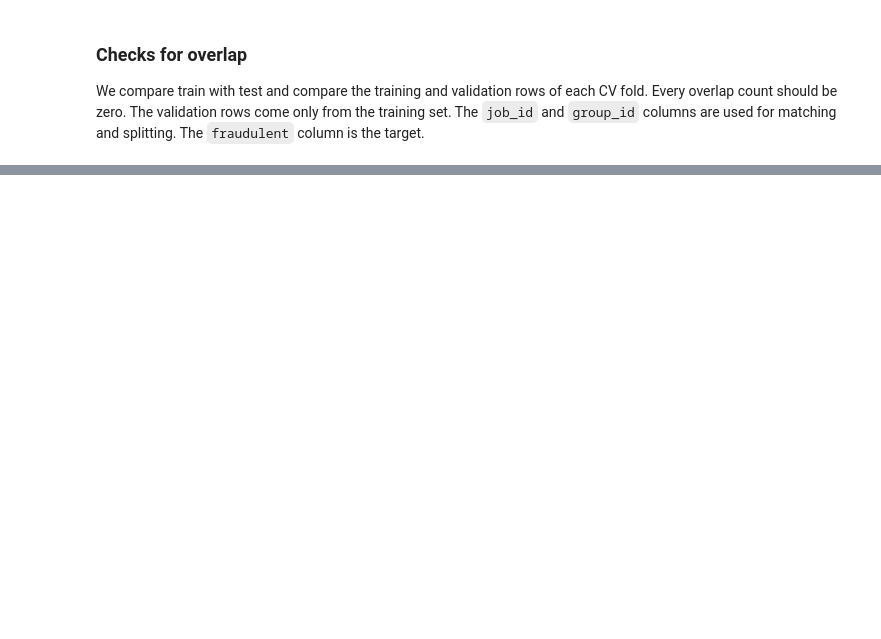
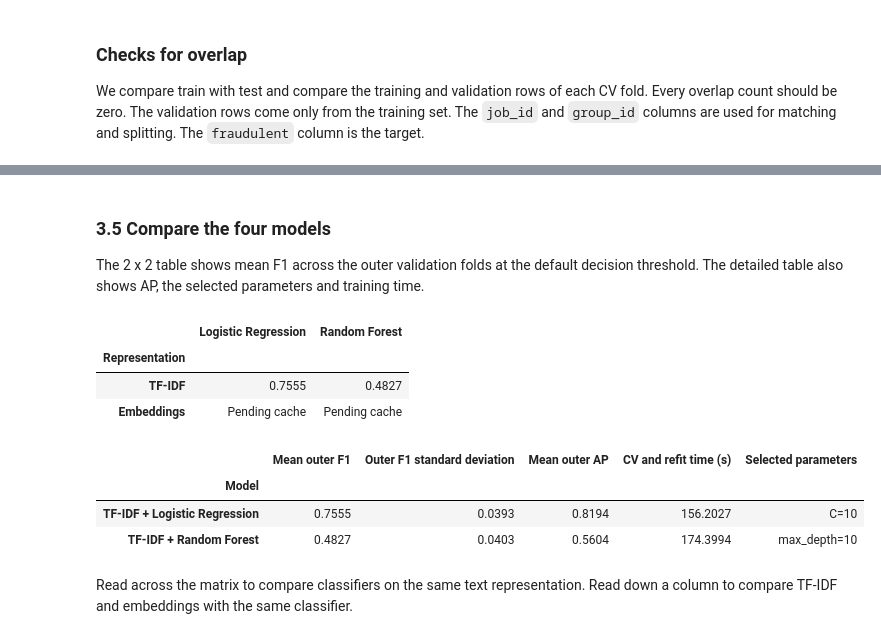
Before and after one commit to noamorii/4IZ582-fraudulent-job-detection, a Jupyter notebook: project.ipynb, the cells around one changed output, grey strips where cells are left out. Cells and saved outputs as stored; diff of their text form; code cells hidden in the pictures; blank space fills up the shorter version.

```diff
--- a/project.ipynb
+++ b/project.ipynb
@@ -421,0 +538,10 @@ split_checks
+# %%
+with TemporaryDirectory(prefix="tfidf-rf-") as vectorizer_cache:
+    tfidf_rf = Pipeline([
+        ("tfidf", TfidfVectorizer(max_features=TFIDF_MAX_FEATURES, min_df=TFIDF_MIN_DOC_FREQ)),
+        ("classifier", random_forest()),
+    ], memory=vectorizer_cache)
+    tfidf_rf_result = train_with_cv(tfidf_rf, X_train_text, y_train, train_groups, cv_splits, RF_PARAM_GRID)
+    tfidf_rf_result["model"].memory = None
+
+model_results["TF-IDF + Random Forest"] = tfidf_rf_result
@@ -421,0 +754,53 @@ split_checks
+# %%
+if X_train_embeddings is not None:
+    embeddings_rf = Pipeline([("classifier", random_forest())])
+    model_results["Embeddings + Random Forest"] = train_with_cv(
+        embeddings_rf, X_train_embeddings, y_train, train_groups, cv_splits, RF_PARAM_GRID
+    )
+else:
+    model_results.pop("Embeddings + Random Forest", None)
+# %% [markdown]
+### 3.5 Compare the four models
+
+The 2 x 2 table shows mean F1 across the outer validation folds at the default decision threshold. The detailed table also shows AP, the selected parameters and training time.
+# %%
+model_summary = pd.DataFrame.from_dict({
+    name: {
+        "Mean outer F1": np.mean(result["fold_f1"]),
+        "Outer F1 standard deviation": np.std(result["fold_f1"]),
+        "Mean outer AP": np.mean(result["fold_ap"]),
+        "CV and refit time (s)": result["seconds"],
+        "Selected parameters": ", ".join(
+            f"{key.split('__')[-1]}={value}" for key, value in result["best_params"].items()
+        ),
+    }
+    for name, result in model_results.items()
+}, orient="index").rename_axis("Model")
+
+classifiers = ("Logistic Regression", "Random Forest")
+representations = ("TF-IDF", "Embeddings")
+f1_matrix = pd.DataFrame(
+    [
+        [
+            f"{model_summary.loc[name, 'Mean outer F1']:.4f}"
+            if name in model_summary.index else "Pending cache"
+            for name in (f"{representation} + {classifier}" for classifier in classifiers)
+        ]
+        for representation in representations
+    ],
+    index=pd.Index(representations, name="Representation"),
+    columns=classifiers,
+)
+display(f1_matrix)
+model_summary.round(4)
+# %% [output]
+|  | Logistic Regression | Random Forest |
+| Representation |  |  |
+| TF-IDF | 0.7555 | 0.4827 |
+| Embeddings | Pending cache | Pending cache |
+|  | Mean outer F1 | Outer F1 standard deviation | Mean outer AP | CV and refit time (s) | Selected parameters |
+| Model |  |  |  |  |  |
+| TF-IDF + Logistic Regression | 0.7555 | 0.0393 | 0.8194 | 156.2027 | C=10 |
+| TF-IDF + Random Forest | 0.4827 | 0.0403 | 0.5604 | 174.3994 | max_depth=10 |
+# %% [markdown]
+Read across the matrix to compare classifiers on the same text representation. Read down a column to compare TF-IDF and embeddings with the same classifier.
```
Also changed, not shown: parts of 23 cells of this notebook, 17 other files.
